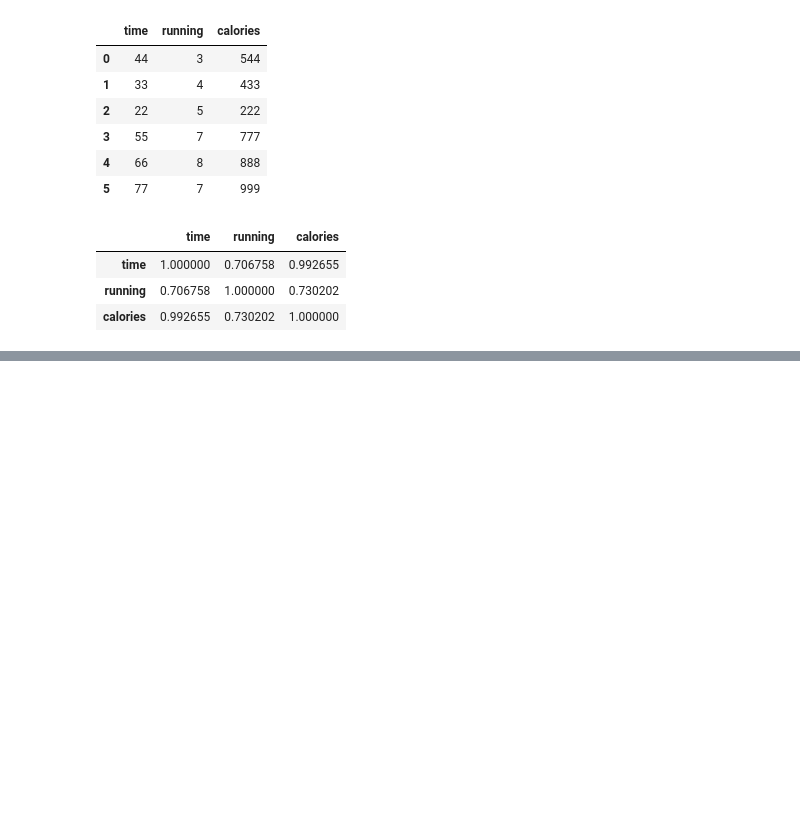
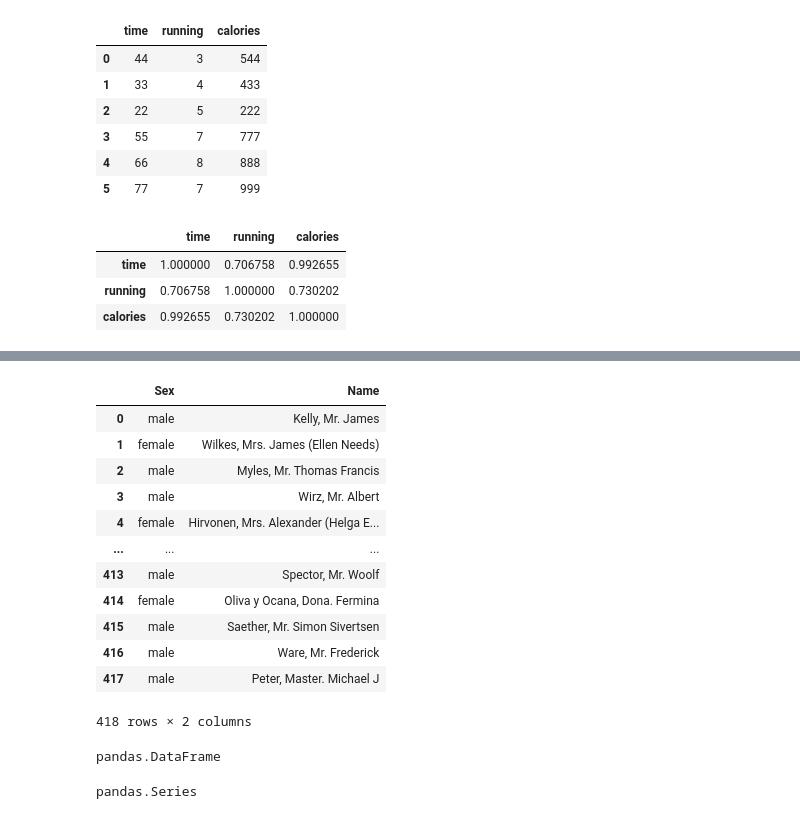
Before and after one commit to rdawad/GEN-AI-2026-morning, a Jupyter notebook: day8.ipynb, the cells around one changed output, grey strips where cells are left out. Cells and saved outputs as stored; diff of their text form; code cells hidden in the pictures; blank space fills up the shorter version.

```diff
--- a/day8.ipynb
+++ b/day8.ipynb
@@ -126,0 +179,16 @@ data_corr.corr()
+# %%
+input_columns
+# %% [output]
+|  | Sex | Name |
+| 0 | male | Kelly, Mr. James |
+| 1 | female | Wilkes, Mrs. James (Ellen Needs) |
+| 2 | male | Myles, Mr. Thomas Francis |
+| 3 | male | Wirz, Mr. Albert |
+| 4 | female | Hirvonen, Mrs. Alexander (Helga E... |
+| ... | ... | ... |
+| 413 | male | Spector, Mr. Woolf |
+| 414 | female | Oliva y Ocana, Dona. Fermina |
+| 415 | male | Saether, Mr. Simon Sivertsen |
+| 416 | male | Ware, Mr. Frederick |
+| 417 | male | Peter, Master. Michael J |
+418 rows × 2 columns
@@ -126,0 +199,8 @@ data_corr.corr()
+# %%
+type(output_columns)
+# %% [output]
+pandas.DataFrame
+# %%
+type(output_columnss)
+# %% [output]
+pandas.Series
```
Also changed, not shown: parts of 16 cells of this notebook, 8 other files.
